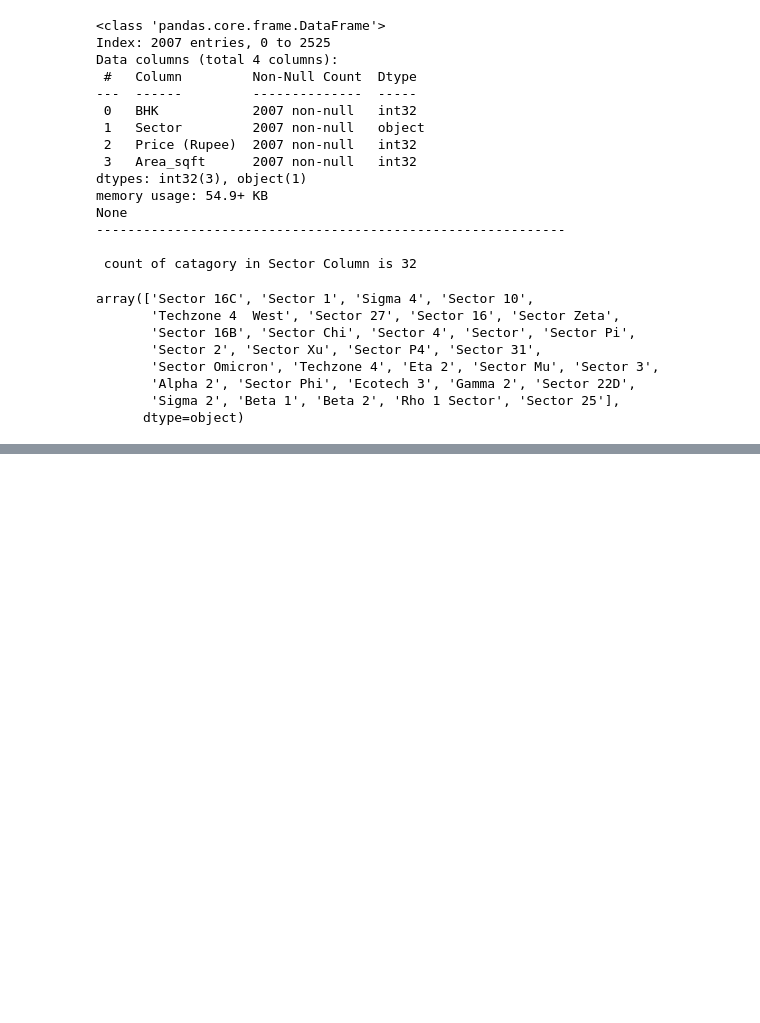
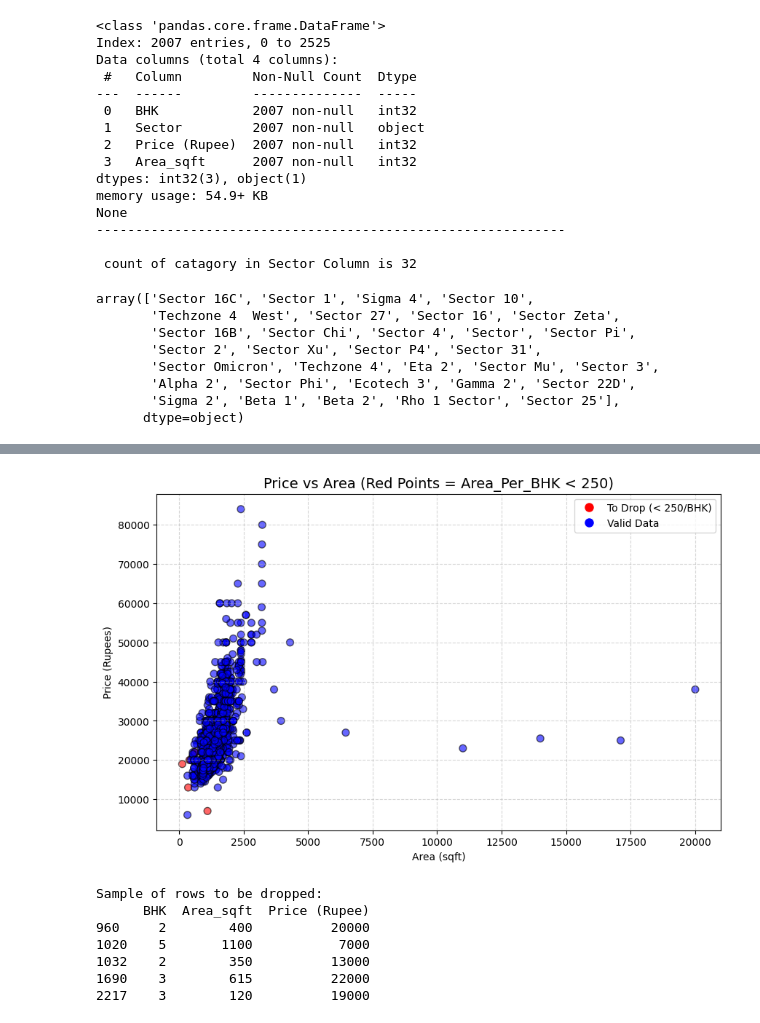
Before and after one commit to SinghNitin-0703/House_Rent_prediction_based_scraped_data, a Jupyter notebook: Gr.Noida House Price Prediction.ipynb, the cells around one changed output, grey strips where cells are left out. Saved outputs shown, nothing was run; the diff lists cells and outputs as text; code cells hidden in the pictures; blank space fills up the shorter version.

```diff
--- a/Gr.Noida House Price Prediction.ipynb
+++ b/Gr.Noida House Price Prediction.ipynb
@@ -309,0 +286,34 @@ Processed Training Data:
+# %%
+# --- VISUALIZATION 2: WHAT ARE YOU DROPPING? ---
+# This highlights the rows with Area_Per_BHK < 250 in RED
+plt.figure(figsize=(10, 6))
+
+# Create a color mask: Red for "To Drop", Blue for "Keep"
+colors = df['Area_Per_BHK'].apply(lambda x: 'red' if x < 250 else 'blue')
+
+plt.scatter(df['Area_sqft'], df['Price (Rupee)'], c=colors, alpha=0.6, edgecolors='k', s=50)
+plt.title('Price vs Area (Red Points = Area_Per_BHK < 250)', fontsize=14)
+plt.xlabel('Area (sqft)')
+plt.ylabel('Price (Rupees)')
+plt.grid(True, linestyle='--', alpha=0.5)
+
+# Add a dummy legend
+from matplotlib.lines import Line2D
+legend_elements = [Line2D([0], [0], marker='o', color='w', markerfacecolor='red', label='To Drop (< 250/BHK)', markersize=10),
+                   Line2D([0], [0], marker='o', color='w', markerfacecolor='blue', label='Valid Data', markersize=10)]
+plt.legend(handles=legend_elements)
+
+plt.show()
+
+# --- CHECK 3: PRINT THE DATA ---
+print("Sample of rows to be dropped:")
+print(df[df['Area_Per_BHK'] < 250][[ 'BHK', 'Area_sqft', 'Price (Rupee)']].head(10))
+# %% [output]
+[figure, added]
+Sample of rows to be dropped:
+      BHK  Area_sqft  Price (Rupee)
+960     2        400          20000
+1020    5       1100           7000
+1032    2        350          13000
+1690    3        615          22000
+2217    3        120          19000
```
Also changed, not shown: parts of 18 cells of this notebook.
